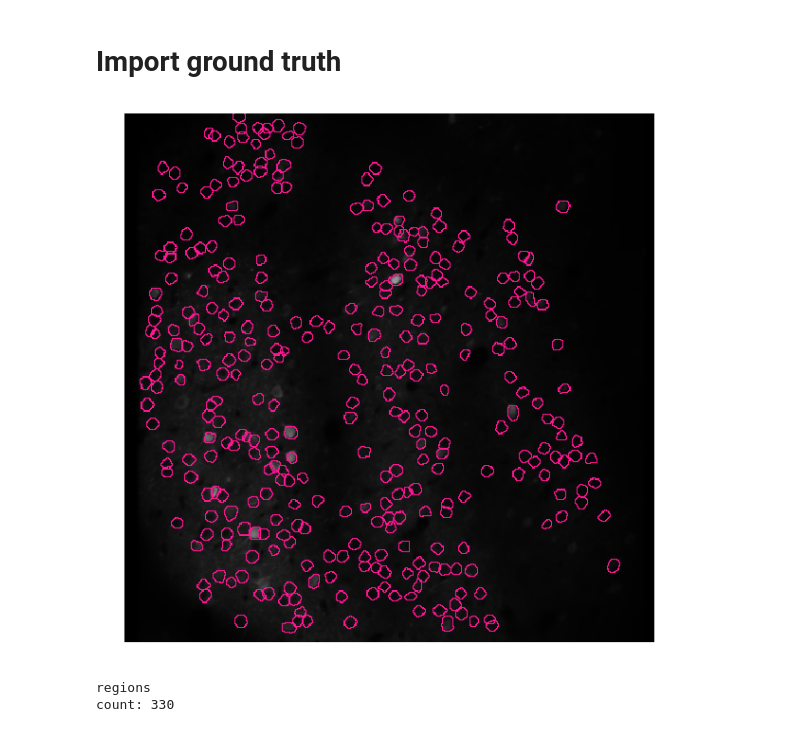
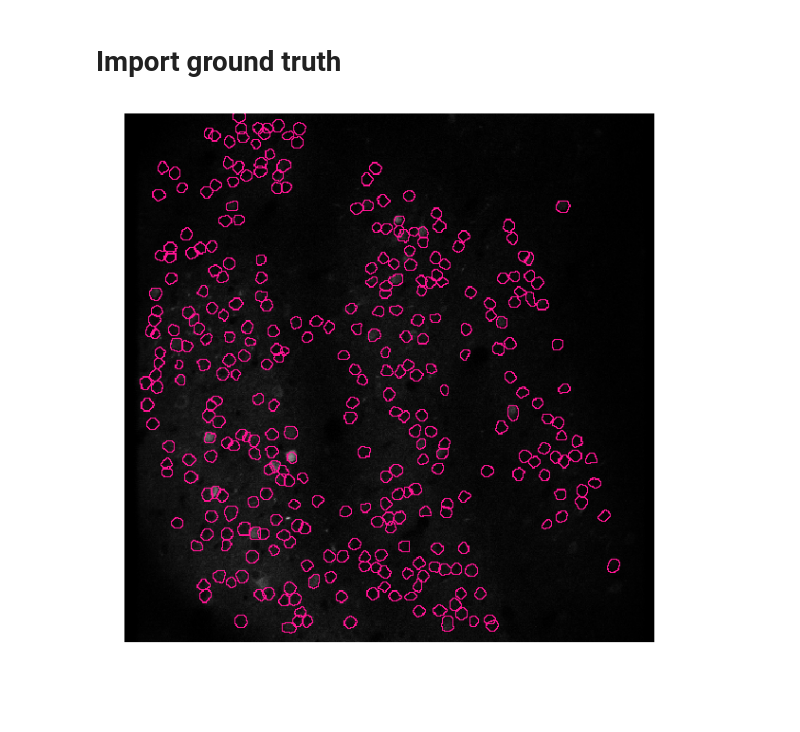
Before and after one commit to syncrostone/neurocatcher, a Jupyter notebook: playground.ipynb, the cells around one changed output. Saved outputs shown, nothing was run; the diff lists cells and outputs as text; code cells hidden in the pictures; blank space fills up the shorter version.

```diff
--- a/playground.ipynb
+++ b/playground.ipynb
@@ -30,12 +34,7 @@ with open(path + 'regions/regions.json', 'r') as f:
 from regional import many
 truth = many([region['coordinates'] for region in regions])
 # %%
-masks = truth.mask(stroke='deeppink', fill=None, base=base.clip(0,4000) / 4000)
+masks = truth.mask(stroke='deeppink', fill=None, base=mean.clip(0,4000) / 4000)
 image(masks, size=10);
 # %% [output]
-[figure, old version]
+[figure, new version]
-# %%
-truth
-# %% [output]
-regions
-count: 330
```
Also changed, not shown: parts of 7 cells of this notebook.
